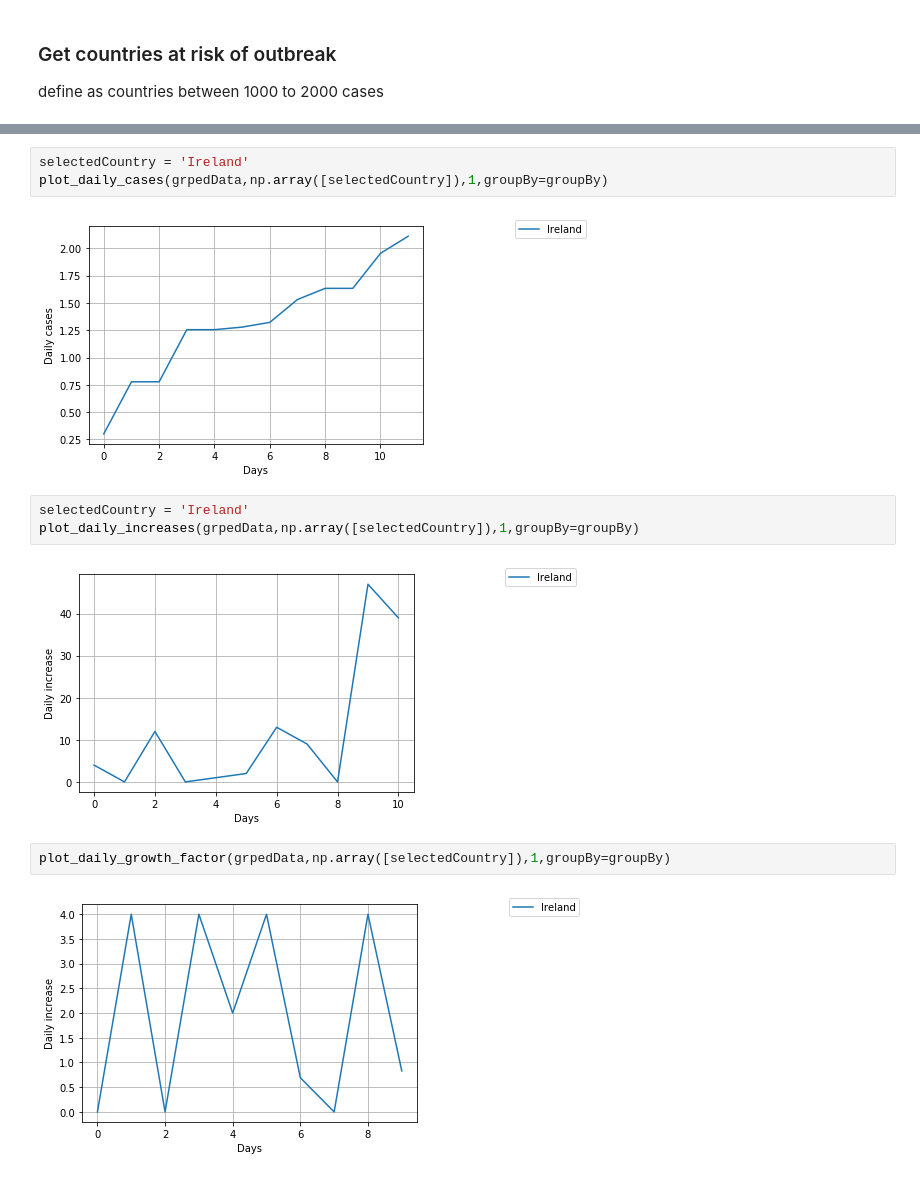
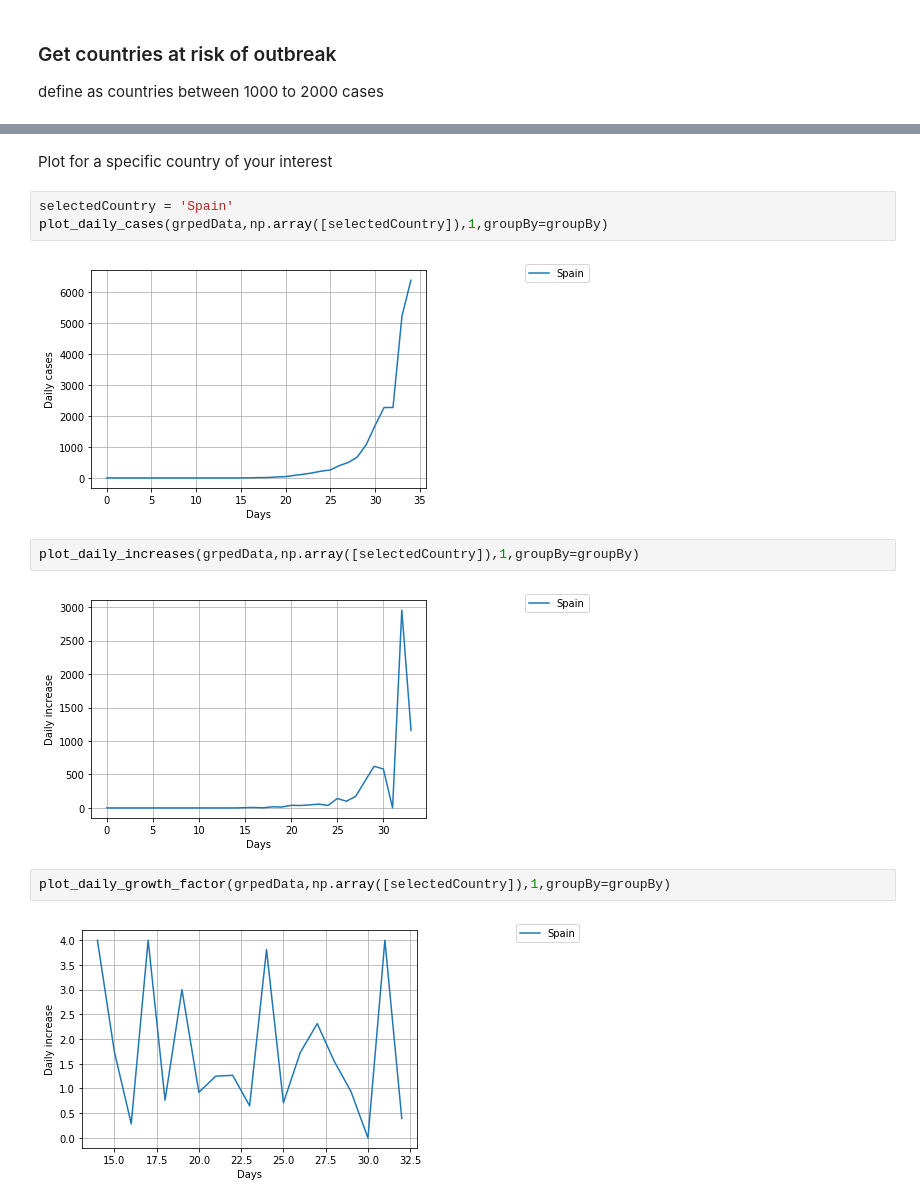
Before and after one commit to ehchah270/corona_analysis, a Jupyter notebook: corona_analysis_per_country.ipynb, the cells around one changed output, grey strips where cells are left out. Cells and saved outputs as stored; diff of their text form.

Commit message:
modifying the country of interest

```diff
--- a/corona_analysis_per_country.ipynb
+++ b/corona_analysis_per_country.ipynb
@@ -150,14 +149,15 @@ plot_daily_increases(grpedData,list_of_countries,groupBy=groupBy)
+# %% [markdown]
+Plot for a specific country of your interest
 # %%
-selectedCountry = 'Ireland'
+selectedCountry = 'Spain'
 plot_daily_cases(grpedData,np.array([selectedCountry]),1,groupBy=groupBy)
 # %% [output]
-[figure, old version]
+[figure, new version]
 # %%
-selectedCountry = 'Ireland'
 plot_daily_increases(grpedData,np.array([selectedCountry]),1,groupBy=groupBy)
 # %% [output]
-[figure, old version]
+[figure, new version]
 # %%
 plot_daily_growth_factor(grpedData,np.array([selectedCountry]),1,groupBy=groupBy)
 # %% [output]
-[figure, old version]
+[figure, new version]
```
Also changed, not shown: parts of 4 cells of this notebook.
